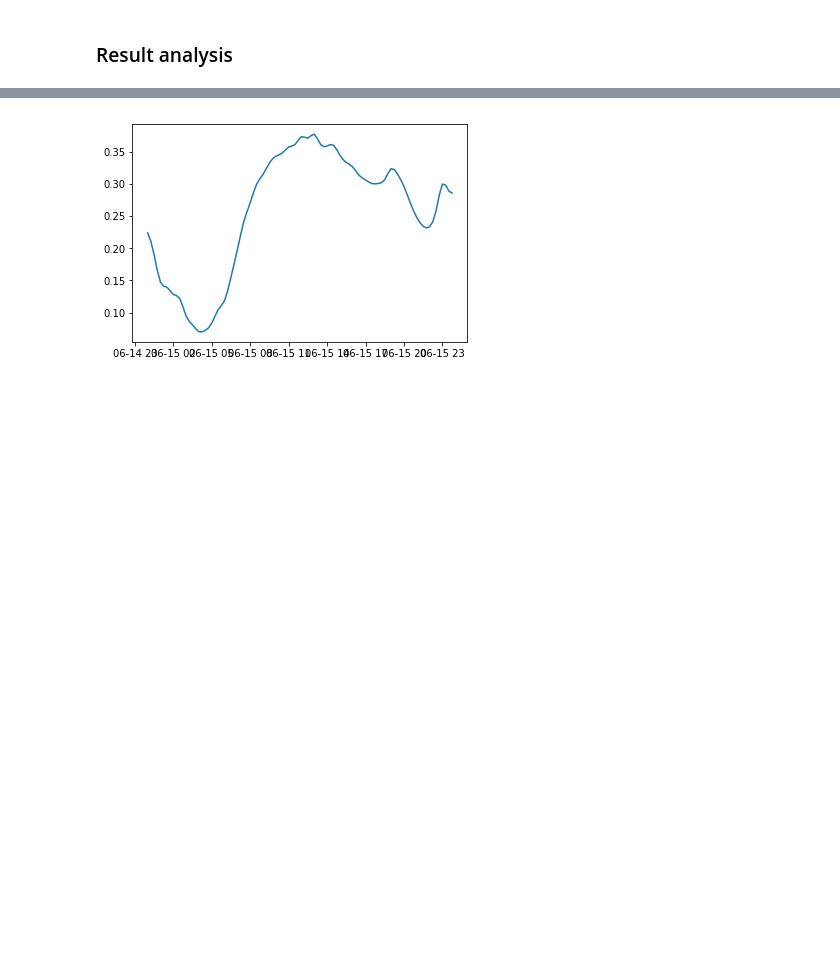
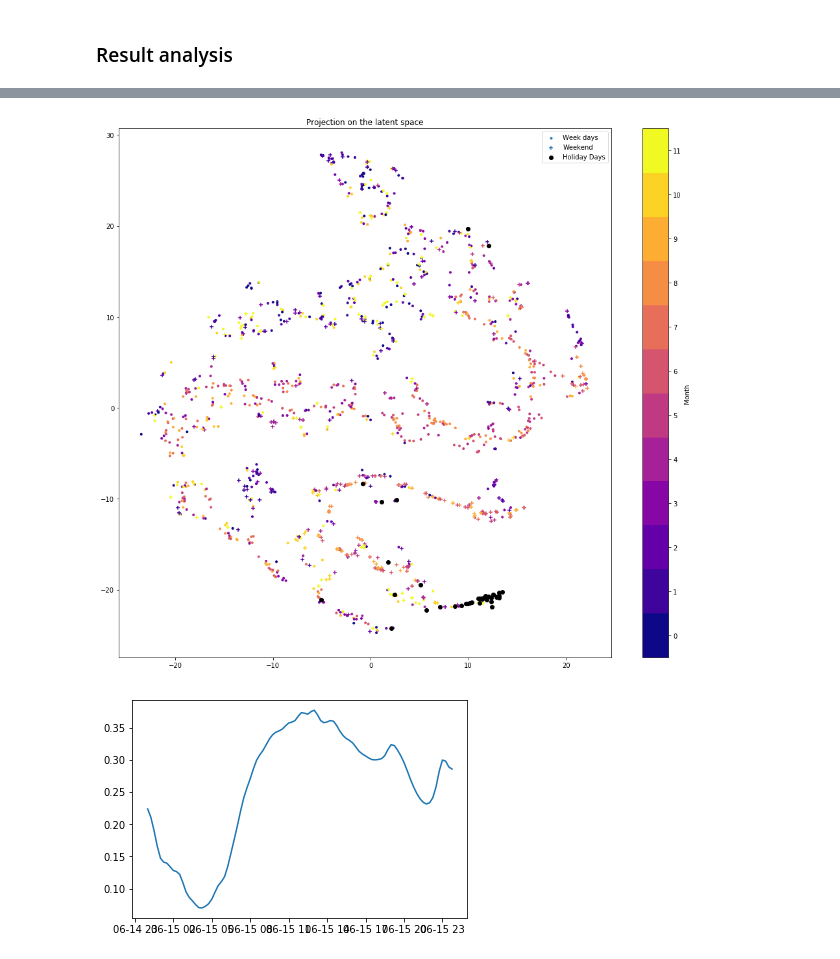
Before and after one commit to AntOliRsn/AutoEncoder, a Jupyter notebook: conso/conso_CVAE.ipynb, the cells around one changed output, grey strips where cells are left out. Saved outputs shown, nothing was run; the diff lists cells and outputs as text; code cells hidden in the pictures; blank space fills up the shorter version.

Commit message:
last results

```diff
--- a/conso/conso_CVAE.ipynb
+++ b/conso/conso_CVAE.ipynb
@@ -60,8 +63,11 @@ cond = cond.as_matrix()
 # %%
 X_train = X[:-365,:]
 cond_train = cond[:-365,:]
+calendar_info_train = calendar_info[:-365]
 X_test = X[-365:,:]
 cond_test = cond[-365:,:]
+calendar_info_test = calendar_info[-365:]
+calendar_info_test = calendar_info_test.reset_index(drop=True)
 # %%
 cond_train.sum(axis=0)
 # %% [output]
@@ -225 +199,4 @@ plt.show()
+# %%
+x_encoded = model.encoder.predict([X_train, cond_train])[0]
+calendar_info_plot = calendar_info_train
 # %%
@@ -238,0 +208,3 @@ print(cond_train)
+# %%
+tsne = TSNE(n_components=2, verbose=1, perplexity=20, n_iter=300)
+x_encoded_2D = tsne.fit_transform(x_encoded)
@@ -239,3 +220,10 @@ print(cond_train)
+# %%
+name_plot = 'latent_space_projection_train_tsne'
+plot_latent_space_projection(x_proj=x_encoded_2D, calendar_info=calendar_info_plot,
+                             path_folder_out=os.path.join(output,name,'results'), name=name_plot,
+                             pyplot=True, plotly = True)
+# %% [output]
+[figure, added]
 # %%
 date = datetime.date(2015,6,15)
 plot_conso_day(date,X_train,ds)
```
Also changed, not shown: parts of 52 cells of this notebook, 45 other files.
